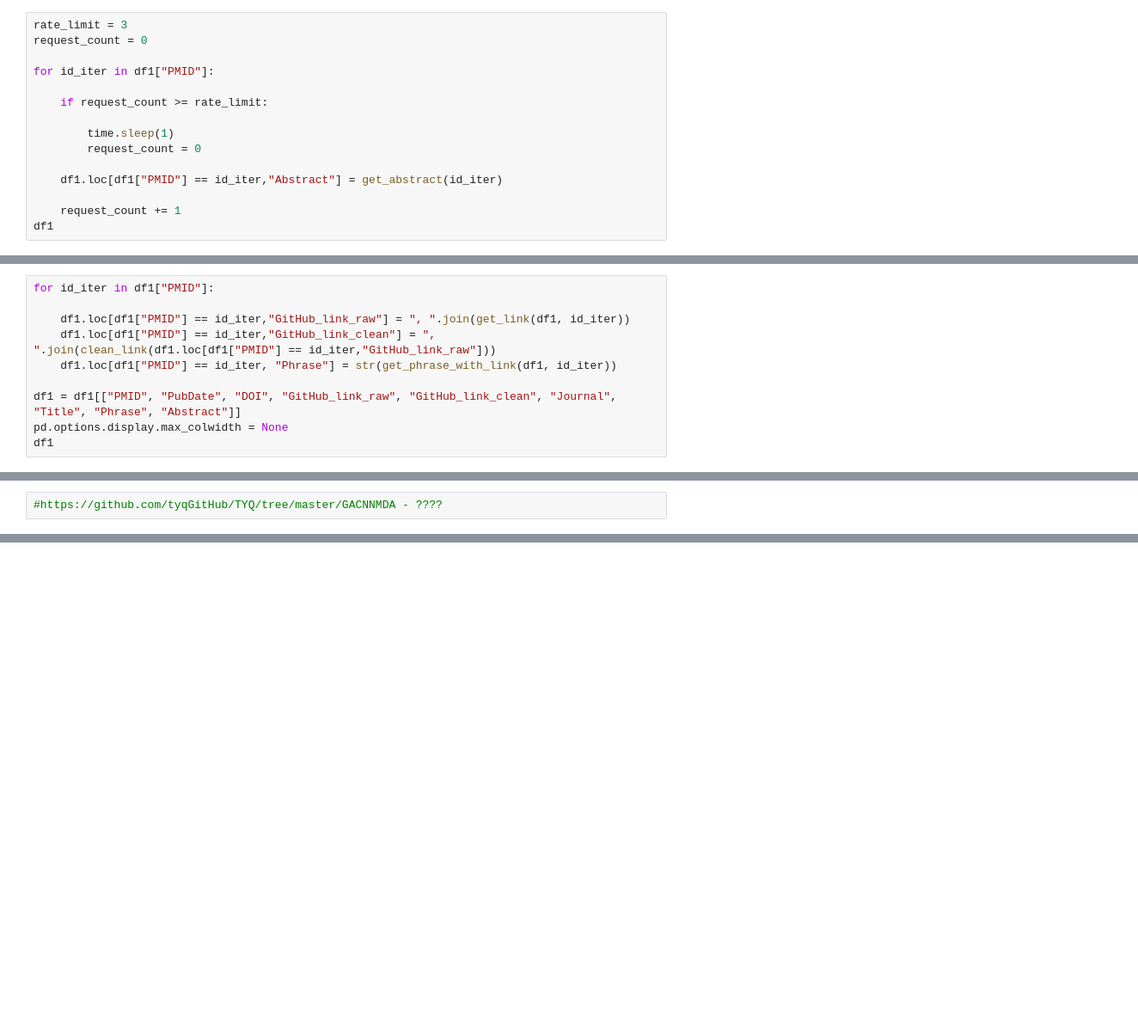
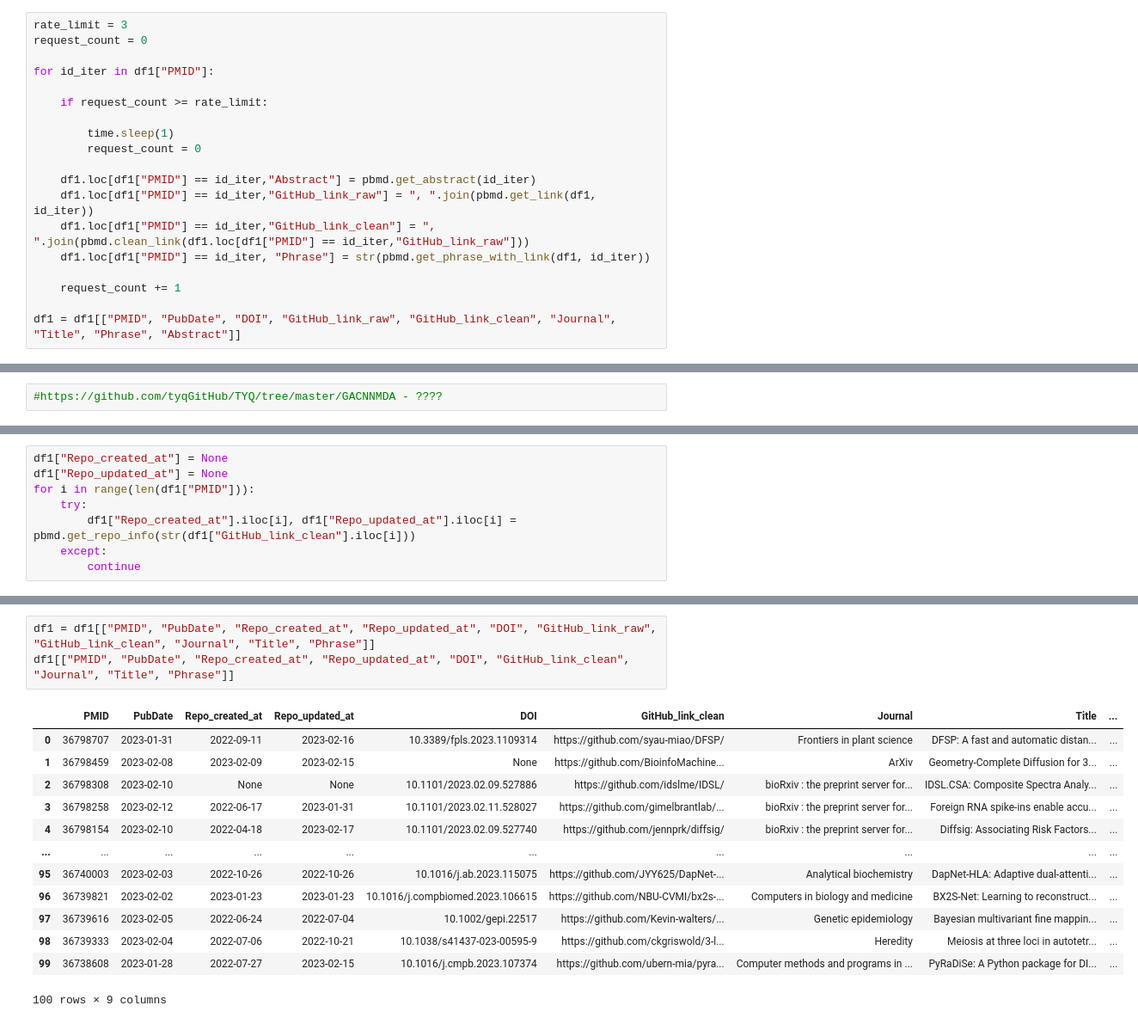
Before and after one commit to zhukovanadezhda/bioinformatics-software, a Jupyter notebook: pubmed_api.ipynb, the cells around one changed output, grey strips where cells are left out. Shown at 86% size. Saved outputs shown, nothing was run; the diff lists cells and outputs as text; blank space fills up the shorter version.

Commit message:
finished extraction of repos data

```diff
--- a/pubmed_api.ipynb
+++ b/pubmed_api.ipynb
@@ -64,7 +73,11 @@ for id_iter in df1["PMID"]:
         time.sleep(1)
         request_count = 0
 
-    df1.loc[df1["PMID"] == id_iter,"Abstract"] = get_abstract(id_iter)
+    df1.loc[df1["PMID"] == id_iter,"Abstract"] = pbmd.get_abstract(id_iter)
+    df1.loc[df1["PMID"] == id_iter,"GitHub_link_raw"] = ", ".join(pbmd.get_link(df1, id_iter))
+    df1.loc[df1["PMID"] == id_iter,"GitHub_link_clean"] = ", ".join(pbmd.clean_link(df1.loc[df1["PMID"] == id_iter,"GitHub_link_raw"]))
+    df1.loc[df1["PMID"] == id_iter, "Phrase"] = str(pbmd.get_phrase_with_link(df1, id_iter))
 
     request_count += 1
-df1
+
+df1 = df1[["PMID", "PubDate", "DOI", "GitHub_link_raw", "GitHub_link_clean", "Journal", "Title", "Phrase", "Abstract"]]
@@ -144,10 +83,0 @@ def get_phrase_with_link(df, PMID):
-# %%
-for id_iter in df1["PMID"]:
-
-    df1.loc[df1["PMID"] == id_iter,"GitHub_link_raw"] = ", ".join(get_link(df1, id_iter))
-    df1.loc[df1["PMID"] == id_iter,"GitHub_link_clean"] = ", ".join(clean_link(df1.loc[df1["PMID"] == id_iter,"GitHub_link_raw"]))
-    df1.loc[df1["PMID"] == id_iter, "Phrase"] = str(get_phrase_with_link(df1, id_iter))
-
-df1 = df1[["PMID", "PubDate", "DOI", "GitHub_link_raw", "GitHub_link_clean", "Journal", "Title", "Phrase", "Abstract"]]
-pd.options.display.max_colwidth = None
-df1
@@ -258,0 +111,8 @@ df1
+# %%
+df1["Repo_created_at"] = None
+df1["Repo_updated_at"] = None
+for i in range(len(df1["PMID"])):
+    try:
+        df1["Repo_created_at"].iloc[i], df1["Repo_updated_at"].iloc[i] = pbmd.get_repo_info(str(df1["GitHub_link_clean"].iloc[i]))
+    except:
+        continue
@@ -258,0 +134,17 @@ df1
+# %%
+df1 = df1[["PMID", "PubDate", "Repo_created_at", "Repo_updated_at", "DOI", "GitHub_link_raw", "GitHub_link_clean", "Journal", "Title", "Phrase"]]
+df1[["PMID", "PubDate", "Repo_created_at", "Repo_updated_at", "DOI", "GitHub_link_clean", "Journal", "Title", "Phrase"]]
+# %% [output]
+|  | PMID | PubDate | Repo_created_at | Repo_updated_at | DOI | GitHub_link_clean | Journal | Title | ... |
+| 0 | 36798707 | 2023-01-31 | 2022-09-11 | 2023-02-16 | 10.3389/fpls.2023.1109314 | https://github.com/syau-miao/DFSP/ | Frontiers in plant science | DFSP: A fast and automatic distan... | ... |
+| 1 | 36798459 | 2023-02-08 | 2023-02-09 | 2023-02-15 | None | https://github.com/BioinfoMachine... | ArXiv | Geometry-Complete Diffusion for 3... | ... |
+| 2 | 36798308 | 2023-02-10 | None | None | 10.1101/2023.02.09.527886 | https://github.com/idslme/IDSL/ | bioRxiv : the preprint server for... | IDSL.CSA: Composite Spectra Analy... | ... |
+| 3 | 36798258 | 2023-02-12 | 2022-06-17 | 2023-01-31 | 10.1101/2023.02.11.528027 | https://github.com/gimelbrantlab/... | bioRxiv : the preprint server for... | Foreign RNA spike-ins enable accu... | ... |
+| 4 | 36798154 | 2023-02-10 | 2022-04-18 | 2023-02-17 | 10.1101/2023.02.09.527740 | https://github.com/jennprk/diffsig/ | bioRxiv : the preprint server for... | Diffsig: Associating Risk Factors... | ... |
+| ... | ... | ... | ... | ... | ... | ... | ... | ... | ... |
+| 95 | 36740003 | 2023-02-03 | 2022-10-26 | 2022-10-26 | 10.1016/j.ab.2023.115075 | https://github.com/JYY625/DapNet-... | Analytical biochemistry | DapNet-HLA: Adaptive dual-attenti... | ... |
+| 96 | 36739821 | 2023-02-02 | 2023-01-23 | 2023-01-23 | 10.1016/j.compbiomed.2023.106615 | https://github.com/NBU-CVMI/bx2s-... | Computers in biology and medicine | BX2S-Net: Learning to reconstruct... | ... |
+| 97 | 36739616 | 2023-02-05 | 2022-06-24 | 2022-07-04 | 10.1002/gepi.22517 | https://github.com/Kevin-walters/... | Genetic epidemiology | Bayesian multivariant fine mappin... | ... |
+| 98 | 36739333 | 2023-02-04 | 2022-07-06 | 2022-10-21 | 10.1038/s41437-023-00595-9 | https://github.com/ckgriswold/3-l... | Heredity | Meiosis at three loci in autotetr... | ... |
+| 99 | 36738608 | 2023-01-28 | 2022-07-27 | 2023-02-15 | 10.1016/j.cmpb.2023.107374 | https://github.com/ubern-mia/pyra... | Computer methods and programs in ... | PyRaDiSe: A Python package for DI... | ... |
+100 rows × 9 columns
```
Also changed, not shown: parts of 20 cells of this notebook, 1 other file.
